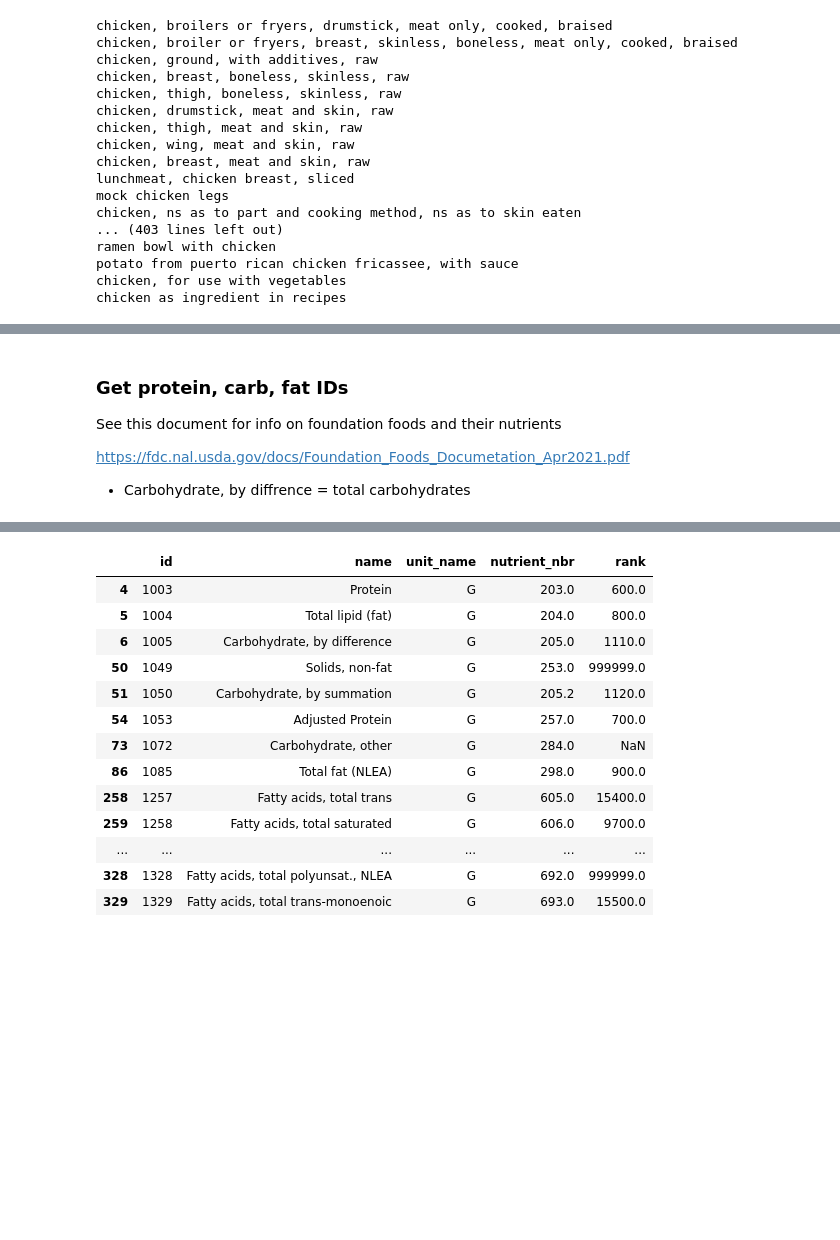
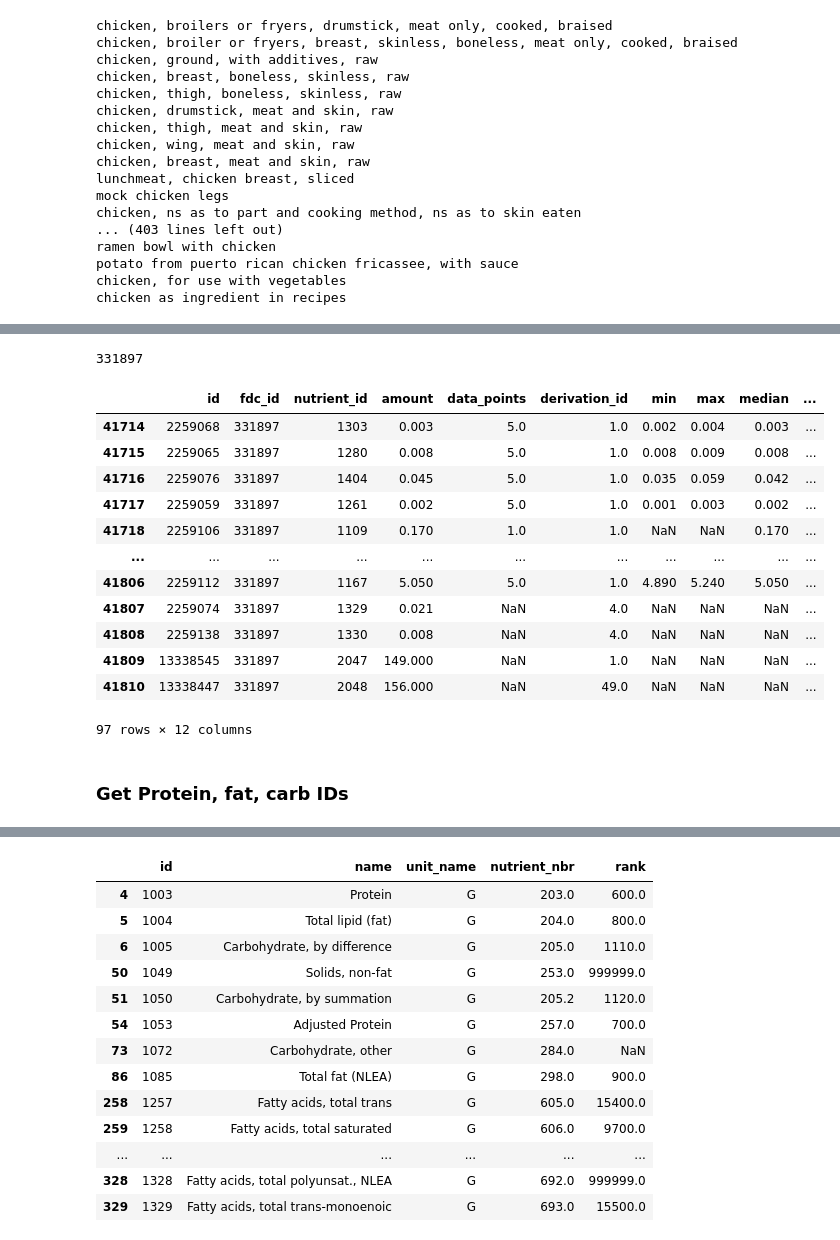
Before and after one commit to developer-austine/snackazam, a Jupyter notebook: data_exploration/usda_explore.ipynb, the cells around one changed output, grey strips where cells are left out. Drawn from its saved outputs; the diff is of its cells as text; code cells hidden in the pictures; blank space fills up the shorter version.

```diff
--- a/data_exploration/usda_food_data_exploration.ipynb
+++ b/data_exploration/usda_explore.ipynb
@@ -30,0 +6,23 @@ Processed food nutrient rows: 353015
+# %%
+# Get the base data of the csv files downloaded from our datasets
+base = Path("data/FoodData_Central_foundation_food_csv_2026-10-29")
+survey = Path("data/FoodData_Central_survey_food_csv_2024-10-31")
+nutrient_base = Path("data/FoodData_Central_foundation_food_csv_2026-10-29")
+nutrient = Path("data/FoodData_Central_Supporting_Data_csv_2021-04-28")
+nutrient_survey = Path("data/FoodData_Central_survey_food_csv_2024-10-31")
+
+#food = pd.read_csv("data/FoodData_Central_foundation_food_csv_2021-04-28/food.csv")
+#food_survey = pd.read_csv("data/FoodData_Central_survey_food_csv_2020-10-30/food.csv")
+#nutrient = pd.read_csv("data/FoodData_Central_Supporting_Data_csv_2021-04-28/nutrient.csv")
+#food_nutrient = pd.read_csv("data/FoodData_Central_foundation_food_csv_2021-04-28/food_nutrient.csv")
+#food_nutrient_survey = pd.read_csv("data/FoodData_Central_survey_food_csv_2020-10-30/food_nutrient.csv")
+
+# Get the CSV files and read them using pandas
+food = pd.read_csv(base/"food.csv")
+food_survey = pd.read_csv(survey/"food.csv")
+nutrients = pd.read_csv(nutrient/"nutrient.csv")
+food_nutrients = pd.read_csv(nutrient_base/"food_nutrient.csv")
+food_nutrients_survey = pd.read_csv(nutrient_survey/"food_nutrient.csv")
+
+# Print out the length of each of the following csv files to get insights
+print(len(food), len(food_survey), len(nutrients), len(food_nutrients), len(food_nutrients_survey))
@@ -348,8 +329,26 @@ Selected Food: Chicken, wing, meat and skin, raw (FDC ID: 2727568)
-# %% [markdown]
-### Get protein, carb, fat IDs
-
-See this document for info on foundation foods and their nutrients
-
-https://fdc.nal.usda.gov/docs/Foundation_Foods_Documetation_Apr2021.pdf
-
-* Carbohydrate, by diffrence = total carbohydrates
+# %%
+# Try to find chicken wing ID or the dataset....
+# The loc is used to access the location of something in a dataset in our case the csv file...
+chicken_wing_id = int(foundation_food.loc[foundation_food["description"].str.contains("Chicken", case=False)].iloc[0]["fdc_id"])
+chicken_wing_id
+# %% [output]
+331897
+# %%
+# Find the nutrients in food_nutrients for the chicken wing we are looking at.
+food_nutrients[food_nutrients["fdc_id"] == chicken_wing_id]
+# %% [output]
+|  | id | fdc_id | nutrient_id | amount | data_points | derivation_id | min | max | median | ... |
+| 41714 | 2259068 | 331897 | 1303 | 0.003 | 5.0 | 1.0 | 0.002 | 0.004 | 0.003 | ... |
+| 41715 | 2259065 | 331897 | 1280 | 0.008 | 5.0 | 1.0 | 0.008 | 0.009 | 0.008 | ... |
+| 41716 | 2259076 | 331897 | 1404 | 0.045 | 5.0 | 1.0 | 0.035 | 0.059 | 0.042 | ... |
+| 41717 | 2259059 | 331897 | 1261 | 0.002 | 5.0 | 1.0 | 0.001 | 0.003 | 0.002 | ... |
+| 41718 | 2259106 | 331897 | 1109 | 0.170 | 1.0 | 1.0 | NaN | NaN | 0.170 | ... |
+| ... | ... | ... | ... | ... | ... | ... | ... | ... | ... | ... |
+| 41806 | 2259112 | 331897 | 1167 | 5.050 | 5.0 | 1.0 | 4.890 | 5.240 | 5.050 | ... |
+| 41807 | 2259074 | 331897 | 1329 | 0.021 | NaN | 4.0 | NaN | NaN | NaN | ... |
+| 41808 | 2259138 | 331897 | 1330 | 0.008 | NaN | 4.0 | NaN | NaN | NaN | ... |
+| 41809 | 13338545 | 331897 | 2047 | 149.000 | NaN | 1.0 | NaN | NaN | NaN | ... |
+| 41810 | 13338447 | 331897 | 2048 | 156.000 | NaN | 49.0 | NaN | NaN | NaN | ... |
+97 rows × 12 columns
+# %% [markdown]
+### **Get Protein, fat, carb IDs**
```
Also changed, not shown: parts of 75 cells of this notebook, 1 other file.
